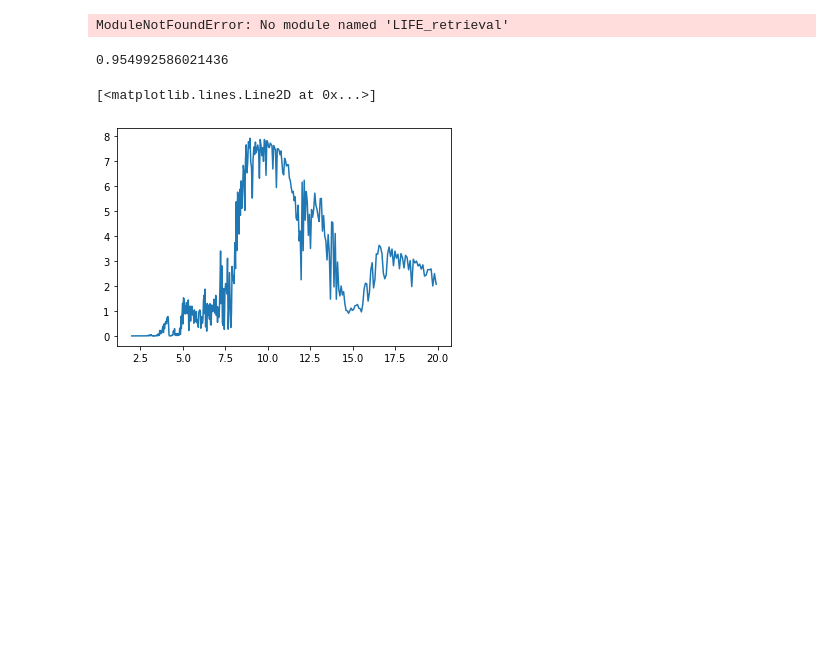
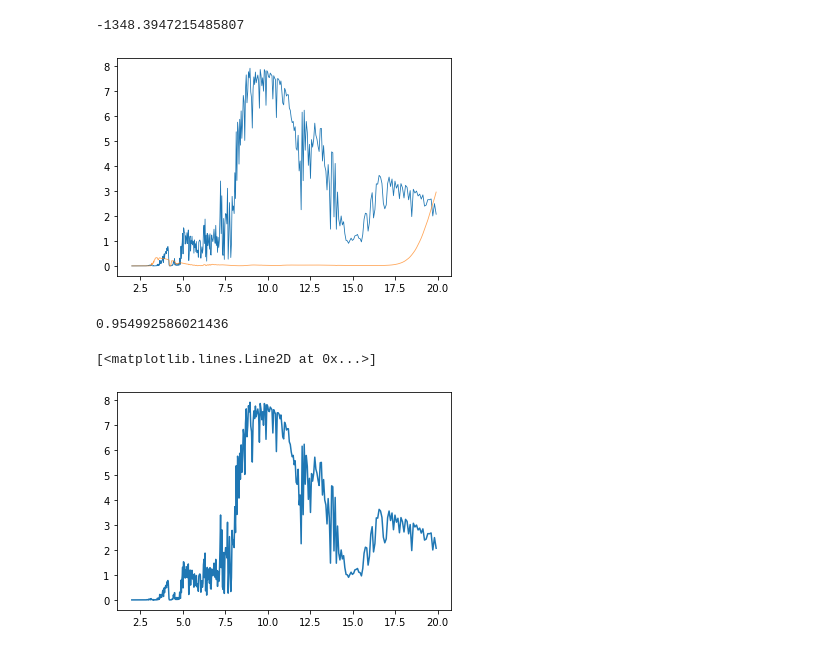
Before and after one commit to NatalieGrasser/LIFE_retrieval, a Jupyter notebook: LIFE_retrieval/debugging.ipynb, the cells around one changed output. Drawn from its saved outputs; the diff is of its cells as text; code cells hidden in the pictures; blank space fills up the shorter version.

```diff
--- a/LIFE_retrieval/debugging.ipynb
+++ b/LIFE_retrieval/debugging.ipynb
@@ -51,37 +51,41 @@ def init_retrieval(obj,Nlive,evtol,PT_type='PTgrad'):
                 'dlnT_dlnP_3': ([0.,0.4], r'$\nabla T_3$'),
                 'dlnT_dlnP_4': ([0.,0.4], r'$\nabla T_4$'),
                 'T0': ([100,1000], r'$T_0$')} # at bottom of atmosphere
         free_params.update(pt_params)
 
     # free chemistry, define VMRs
     chemistry={'log_H2O':([-12,0],r'log H$_2$O'),
             'log_CO':([-12,0],r'log CO'),
             'log_CO2':([-12,0],r'log CO$_2$'),
             'log_CH4':([-12,0],r'log CH$_4$'),
             'log_NH3':([-12,0],r'log NH$_3$'),
             'log_HCN':([-12,0],r'log HCN'),
             'log_H2S':([-12,0],r'log H$_2$S'),
-            #'log_C2H2':([-12,n],r'log C$_2$H$_2$') # not on lem yet
+            'log_C2H2':([-12,0],r'log C$_2$H$_2$'),
+            'log_CH3Cl':([-12,0],r'log CH$_3$Cl'),
+            'log_SO2':([-12,0],r'log SO$_2$'),
+            'log_OCS':([-12,0],r'log OCS')
             }
 
     cloud_props={'log_opa_base_gray': ([-10,3], r'log $\kappa_{\mathrm{cl},0}$'),
                 'log_P_base_gray': ([-6,3], r'log $P_{\mathrm{cl},0}$'), # pressure of gray cloud deck
                 'fsed_gray': ([0,20], r'$f_\mathrm{sed}$')} # sedimentation parameter for particles
 
     free_params.update(cloud_props)
     free_params.update(chemistry)
     parameters = Parameters(free_params, constant_params)
     cube = np.random.rand(parameters.n_params)
     parameters(cube)
     retrieval=Retrieval(target=obj,parameters=parameters,output_name=output,PT_type=PT_type)
 
     return retrieval
 
 retrieval=init_retrieval(test_object,Nlive,evtol)
-#retrieval.PMN_lnL()
-retrieval.run_retrieval(N_live_points=Nlive,evidence_tolerance=evtol,bayes=bayes)
+retrieval.PMN_lnL()
+#retrieval.run_retrieval(N_live_points=Nlive,evidence_tolerance=evtol,bayes=bayes)
 # %% [output]
-ModuleNotFoundError: No module named 'LIFE_retrieval'
+-1348.3947215485807
+[figure, added]
 # %%
 10**-0.02
 # %% [output]
```
Also changed, not shown: 4 other files.
